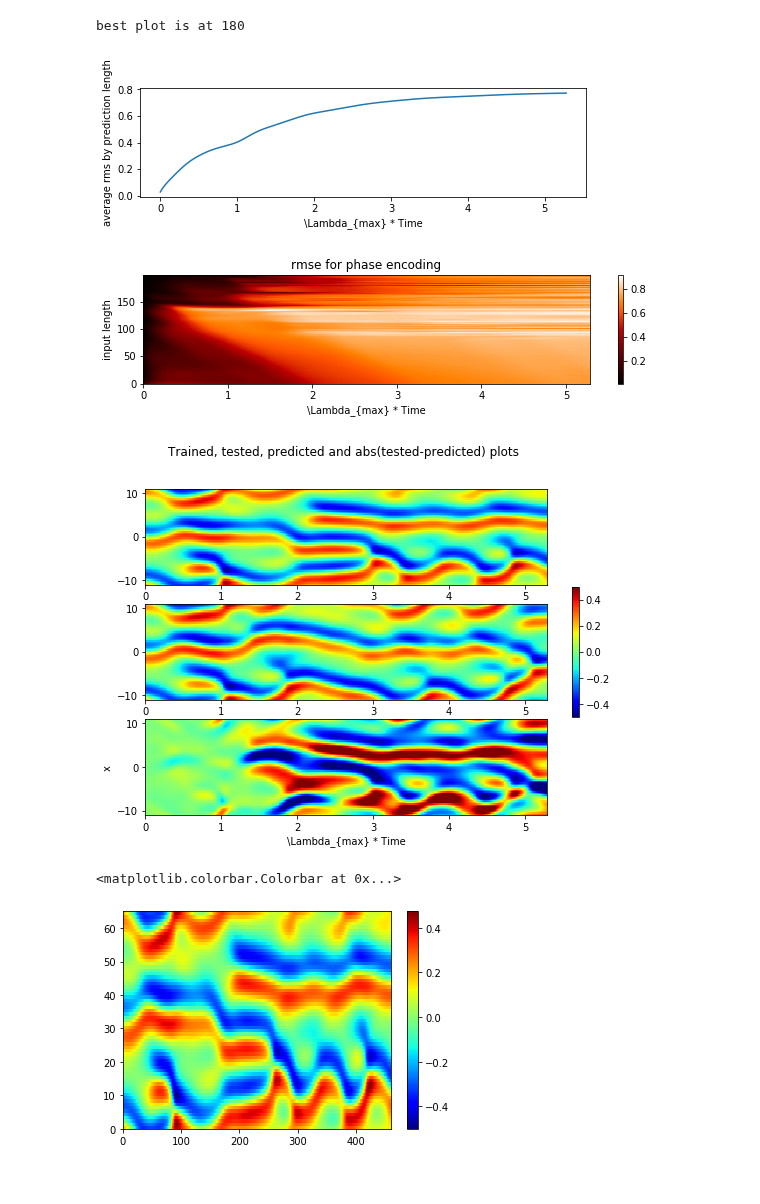
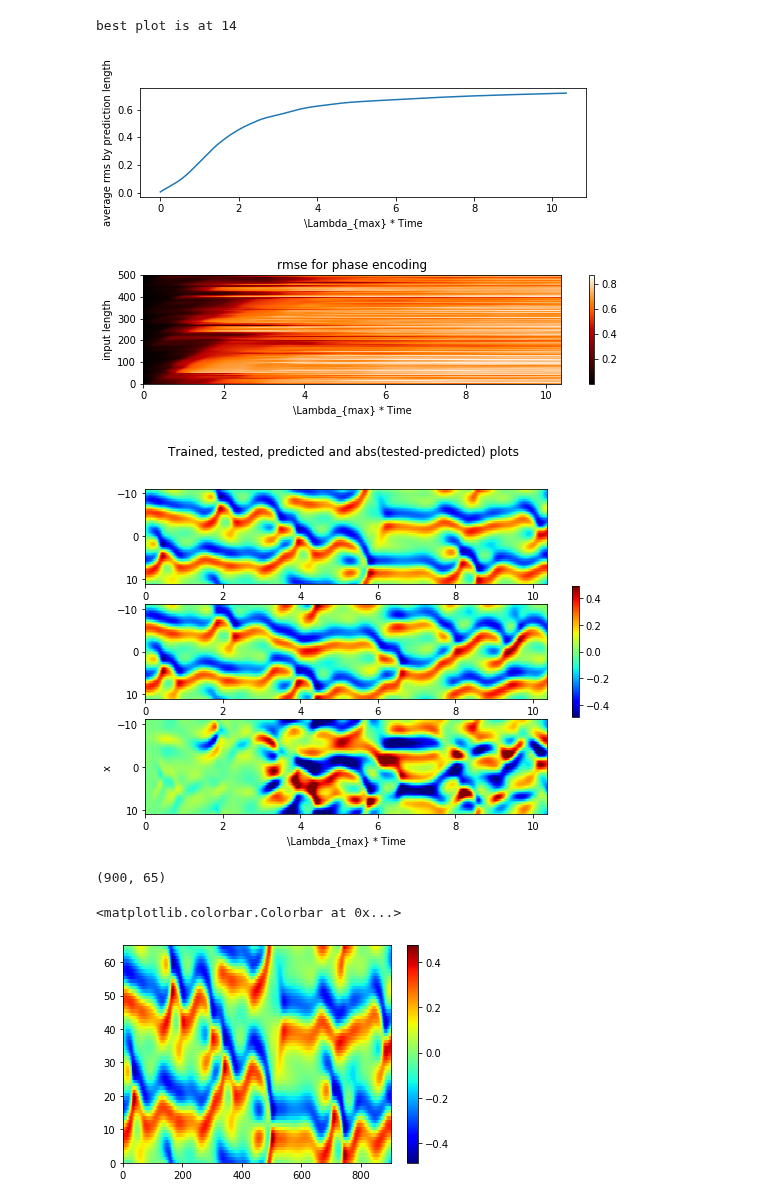
Before and after one commit to jon-dong/reservoir-computing-python, a Jupyter notebook: kuramoto_sivashinsky_phase_simulation.ipynb, the cells around one changed output. Drawn from its saved outputs; the diff is of its cells as text; code cells hidden in the pictures.

```diff
--- a/kuramoto_sivashinsky_phase_simulation.ipynb
+++ b/kuramoto_sivashinsky_phase_simulation.ipynb
@@ -36,25 +36,26 @@ import matplotlib.pyplot as plt
 n_sequence=1
 spatial_points = 65
 lyap_exp = 0.0461
-n_train = 4000
-n_test = 3000
+n_train = 5000
+n_test = 4000
 forget = 500
 parallel_runs = 1
-ks_data_origin, xx_, tt = data1D.kuramoto_sivashinsky_from_dataset(sequence_length=n_train+n_test, n_sequence=n_sequence)
+ks_data_origin, xx, tt = data1D.kuramoto_sivashinsky_from_dataset(sequence_length=n_train+n_test, n_sequence=n_sequence)
 # ks_data_origin=ks_data_origin+np.random.rand(ks_data_origin.shape[0],ks_data_origin.shape[1],ks_data_origin.shape[2])
 ks_data_train = data_utils.scale(ks_data_origin[:, :n_train, :], [0, 1])
 input_shape=ks_data_train.shape
 # %%
 # b.activation_param0 = None
-b = Reservoir(n_res=2000, res_scale=0.33, res_encoding='phase',
+b = Reservoir(n_res=5000, res_scale=0.705, res_encoding='phase',
+              remove_saturated_neurons=True, n_saturated_neurons=50, # reservoir cleanup
               input_enc_param=np.pi, res_enc_param=np.pi,
-              input_scale=0.874, input_encoding='phase',
+              input_scale=0.537, input_encoding='phase',
 #               scale_input_MinMax = (0, 1), scale_res_MinMax = None, scale_output_MinMax = (0, 1), # data standardization
               raw_input_feature = True, enc_input_feature = False, # concatenated states properties
               random_projection='simulation', weights_type='complex gaussian',
               activation_fun='intensity_in_tanh', activation_param=None,
               parallel_runs=parallel_runs, bias_scale=0, leak_rate=0,
-              pred_horizon=1, rec_pred_steps=460, forget = forget,
+              pred_horizon=1, rec_pred_steps=900, forget = forget,
               train_method='ridge', train_param=0.25, verbose=1
              )
 
@@ -104,7 +110,7 @@ plt.colorbar(im)
 ks_data_test = data_utils.scale(ks_data_origin[:, n_train:, :], [0, 1])
 
 # Algorithm testing
-b.parallel_test_runs=200
+b.parallel_test_runs=500
 pred_output, rmse, rmse_vec, rmse_vert = b.predict_and_score(ks_data_test, detailed_score=True)
 # %% [output]
 Reservoir Computing algorithm - Testing phase:
@@ -120,6 +126,10 @@ total_pred = (rmse.shape[1])
 length_input = pred_output.shape[0] - total_pred
 time_input = range(rmse.shape[0])
 time_pred = tt[0:total_pred]*lyap_exp
+t_min = 0
+t_max = (tt[b.forget+total_pred]-tt[b.forget])*lyap_exp
+x_min = xx.min()
+x_max = xx.max()
 
 plt.figure(1,figsize=(8,2))
 plt.ylabel('average rms by prediction length')
@@ -134,55 +144,58 @@ plt.figure(2,figsize=(10,2))
 plt.title('rmse for phase encoding')
 plt.ylabel('input length')
 plt.xlabel('\Lambda_{max} * Time')
-im=plt.pcolormesh(time_pred[:], time_input[:], rmse[:,:], cmap='gist_heat')
+im=plt.imshow(rmse[:,:], cmap='gist_heat', interpolation='nearest',
+              aspect = 0.003*total_pred/b.parallel_test_runs,
+              extent = [t_min , t_max, 0, b.parallel_test_runs])
 plt.colorbar(im)
 plt.show;
 
-xx = xx_
 ############################################################################
-n_input = np.argmin(np.sum(rmse[:,:200], axis=1)) # np.argmin(rmse_vert)
+n_input = np.argmin(np.sum(rmse[:,:], axis=1)) # np.argmin(rmse_vert)
 # n_input = 198
 #############################################################################
 total_pred = b.pred_horizon*b.rec_pred_steps
 
 input_data = ks_data_test[0, b.forget:b.forget+total_pred, :]-0.5
 targetted_data = ks_data_test[0, n_input+b.forget:n_input+b.forget+total_pred, :]-0.5
 
 prediction = pred_output[n_input, :].reshape(targetted_data.shape)-0.5
 
 vmax = max(abs(np.concatenate((targetted_data, input_data)).flatten()))
 vmin = -vmax
 
 # plot training data
 fig, axs = plt.subplots(3, 1, sharex=False, figsize=(9,6))
 plt.suptitle('Trained, tested, predicted and abs(tested-predicted) plots                       ')
 plt.ylabel('x')
 plt.xlabel('\Lambda_{max} * Time')
 
 datum = [targetted_data, prediction, targetted_data-prediction]
-xx_axs = np.zeros((spatial_points, total_pred))
-time_axs = np.zeros((spatial_points, total_pred))
-for i in range(total_pred):
-    xx_axs[:, i] = xx
-for i in range(spatial_points):
-    time_axs[i, :] = (tt[n_input+b.forget:n_input+b.forget+total_pred]-tt[n_input+b.forget])*lyap_exp
 for i in range(3):
-    im=axs[i].pcolormesh(time_axs, xx_axs, datum[i].T, cmap=plt.get_cmap('jet'), vmin=vmin, vmax=vmax)
+        im=axs[i].imshow(datum[i].T, cmap=plt.get_cmap('jet'), interpolation='nearest',
+                         aspect = 0.008*total_pred/spatial_points,
+                         extent = [t_min , t_max, x_min , x_max], vmin=vmin, vmax=vmax)
+        axs[i].invert_yaxis()
+#     im=axs[i].pcolormesh(time_axs, xx_axs, datum[i].T, cmap=plt.get_cmap('jet'), vmin=vmin, vmax=vmax)
 fig.colorbar(im, ax=axs.ravel().tolist(), shrink=0.4)
 # plt.savefig('phase_SLM_kuramoto_pred.png', dpi=400)
 
 print('best plot is at '+str(np.argmin(rmse_vert)))
 # %% [output]
-best plot is at 180
+best plot is at 14
-[figure, old version]
+[figure, new version]
-[figure, old version]
+[figure, new version]
-[figure, old version]
+[figure, new version]
+# %%
+datum[0].shape
+# %% [output]
+(900, 65)
 # %%
 im=plt.pcolormesh(datum[0].T, cmap=plt.get_cmap('jet'))
 plt.colorbar(im)
 # %% [output]
 <matplotlib.colorbar.Colorbar at 0x...>
-[figure, old version]
+[figure, new version]
 # %%
 im=plt.pcolormesh(datum[1].T, cmap=plt.get_cmap('jet'))
 plt.colorbar(im)
```
Also changed, not shown: parts of 12 cells of this notebook, 2 other files.
